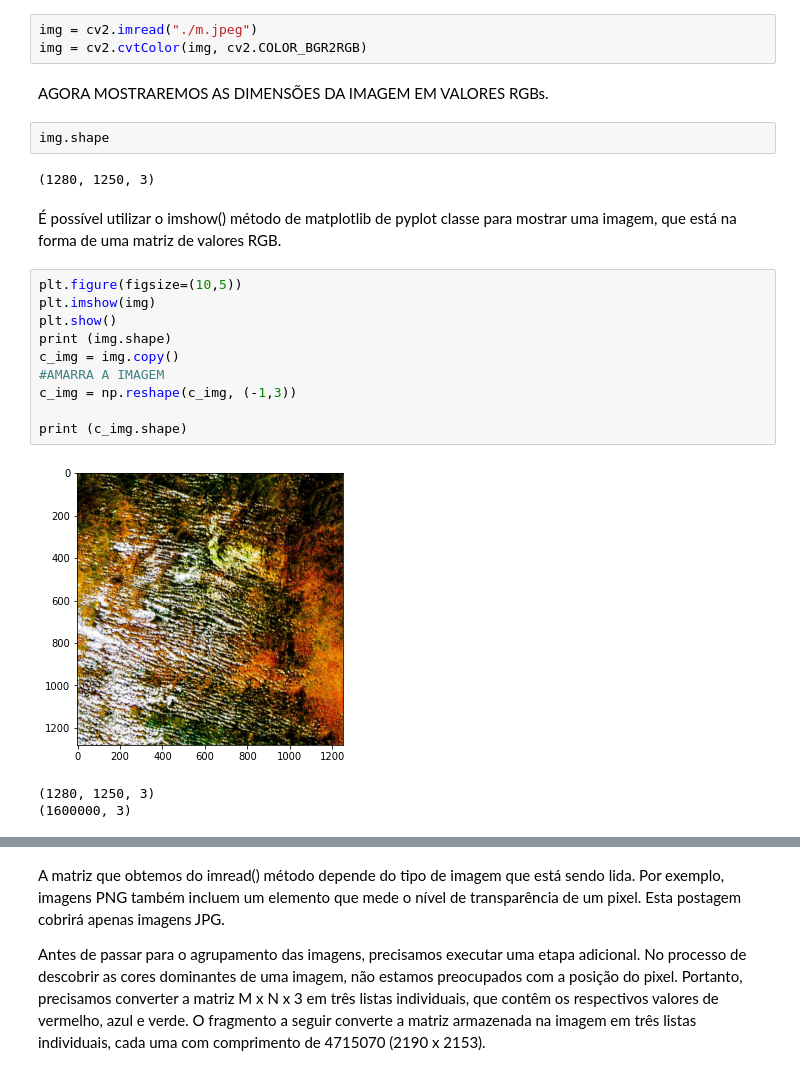
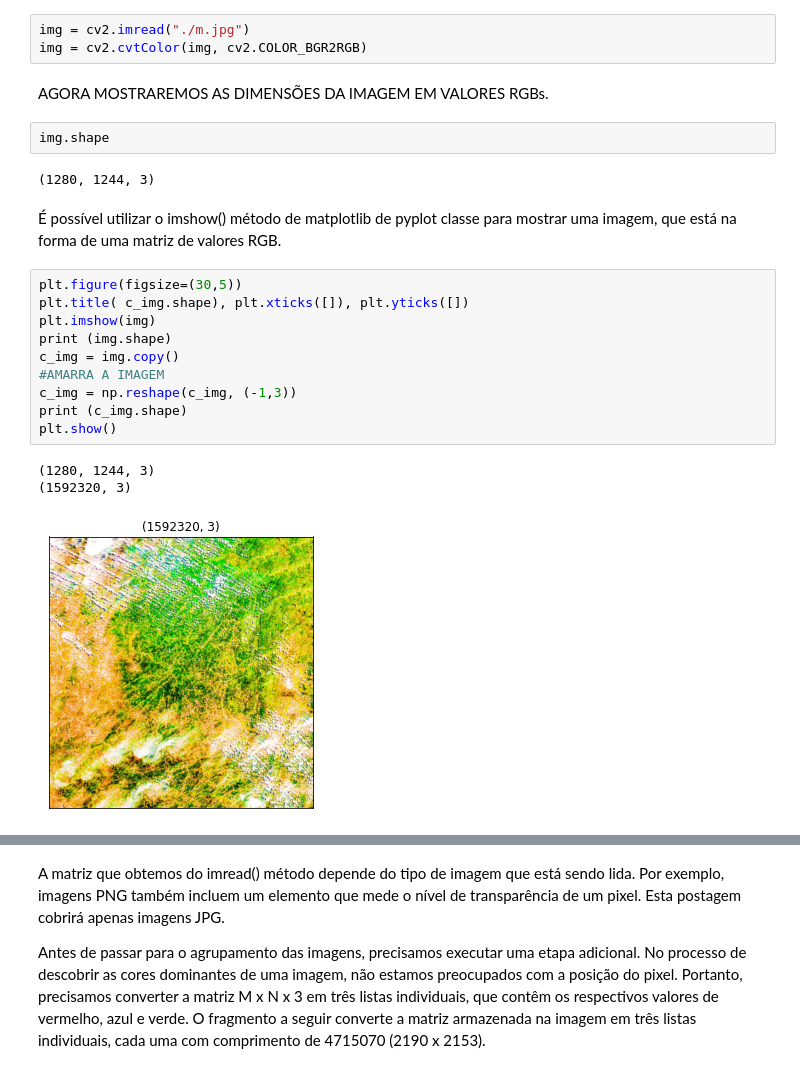
Before and after one commit to MarceloClaro/COR-INPE, a Jupyter notebook: determinarcor.ipynb, the cells around one changed output, grey strips where cells are left out. Saved outputs shown, nothing was run; the diff lists cells and outputs as text.

````diff
--- a/determinarcor.ipynb
+++ b/determinarcor.ipynb
@@ -146,27 +146,27 @@ NESSA LINHA DO CÓDIGO COLOCAMOS O NOME DO ARQUIVO E SUA EXTENSÃO, DA IMAGEM A
 # img = cv2.imread('./imagem.jpg')
 ```
 # %%
-img = cv2.imread("./m.jpeg")
+img = cv2.imread("./m.jpg")
 img = cv2.cvtColor(img, cv2.COLOR_BGR2RGB)
 # %% [markdown]
 AGORA MOSTRAREMOS AS DIMENSÕES DA IMAGEM EM VALORES RGBs.
 # %%
 img.shape
 # %% [output]
-(1280, 1250, 3)
+(1280, 1244, 3)
 # %% [markdown]
 É possível utilizar o  imshow() método de  matplotlib de  pyplot classe para mostrar uma imagem, que está na forma de uma matriz de valores RGB.
 # %%
-plt.figure(figsize=(10,5))
+plt.figure(figsize=(30,5))
+plt.title( c_img.shape), plt.xticks([]), plt.yticks([])
 plt.imshow(img)
-plt.show()
 print (img.shape)
 c_img = img.copy()
 #AMARRA A IMAGEM
 c_img = np.reshape(c_img, (-1,3))
-
 print (c_img.shape)
+plt.show()
 # %% [output]
+(1280, 1244, 3)
+(1592320, 3)
-[figure, old version]
+[figure, new version]
-(1280, 1250, 3)
-(1600000, 3)
````
Also changed, not shown: parts of 46 cells of this notebook.
